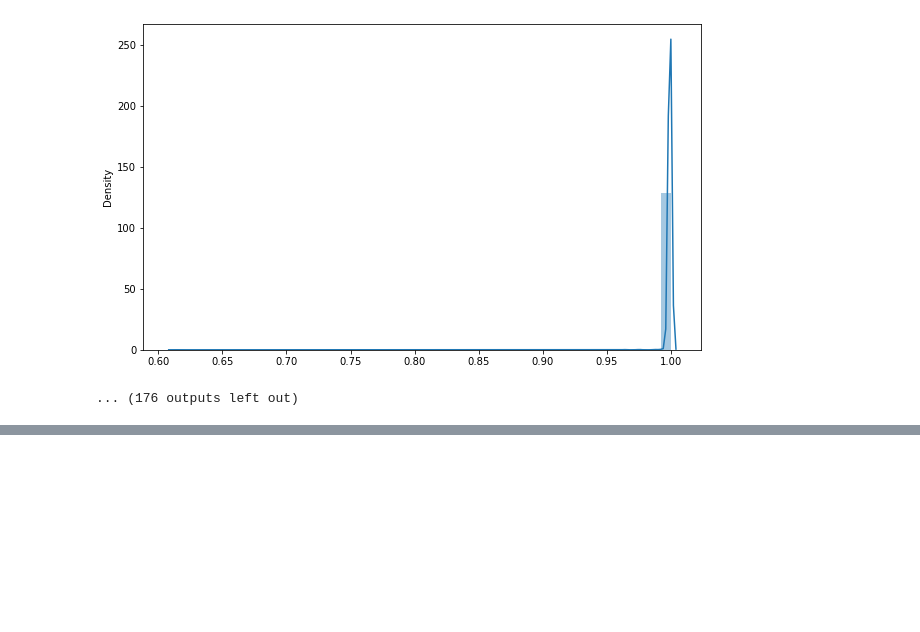
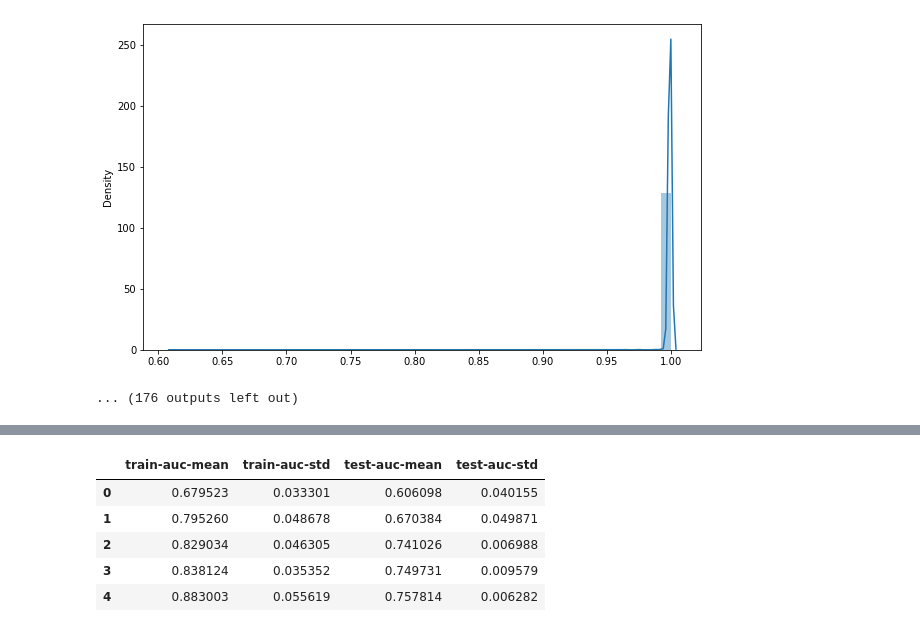
Before and after one commit to VictorPerezTolosa/IRONHACK-Kaggle-competition, a Jupyter notebook: Kaggle_competition_dirt.ipynb, the cells around one changed output, grey strips where cells are left out. Saved outputs shown, nothing was run; the diff lists cells and outputs as text; code cells hidden in the pictures; blank space fills up the shorter version.

```diff
--- a/Kaggle_competition_dirt.ipynb
+++ b/Kaggle_competition_dirt.ipynb
@@ -211,0 +410,9 @@ corr.style.background_gradient(cmap='coolwarm')
+# %%
+xgb_cv_validation.head()
+# %% [output]
+|  | train-auc-mean | train-auc-std | test-auc-mean | test-auc-std |
+| 0 | 0.679523 | 0.033301 | 0.606098 | 0.040155 |
+| 1 | 0.795260 | 0.048678 | 0.670384 | 0.049871 |
+| 2 | 0.829034 | 0.046305 | 0.741026 | 0.006988 |
+| 3 | 0.838124 | 0.035352 | 0.749731 | 0.009579 |
+| 4 | 0.883003 | 0.055619 | 0.757814 | 0.006282 |
```
Also changed, not shown: parts of 22 cells of this notebook.
